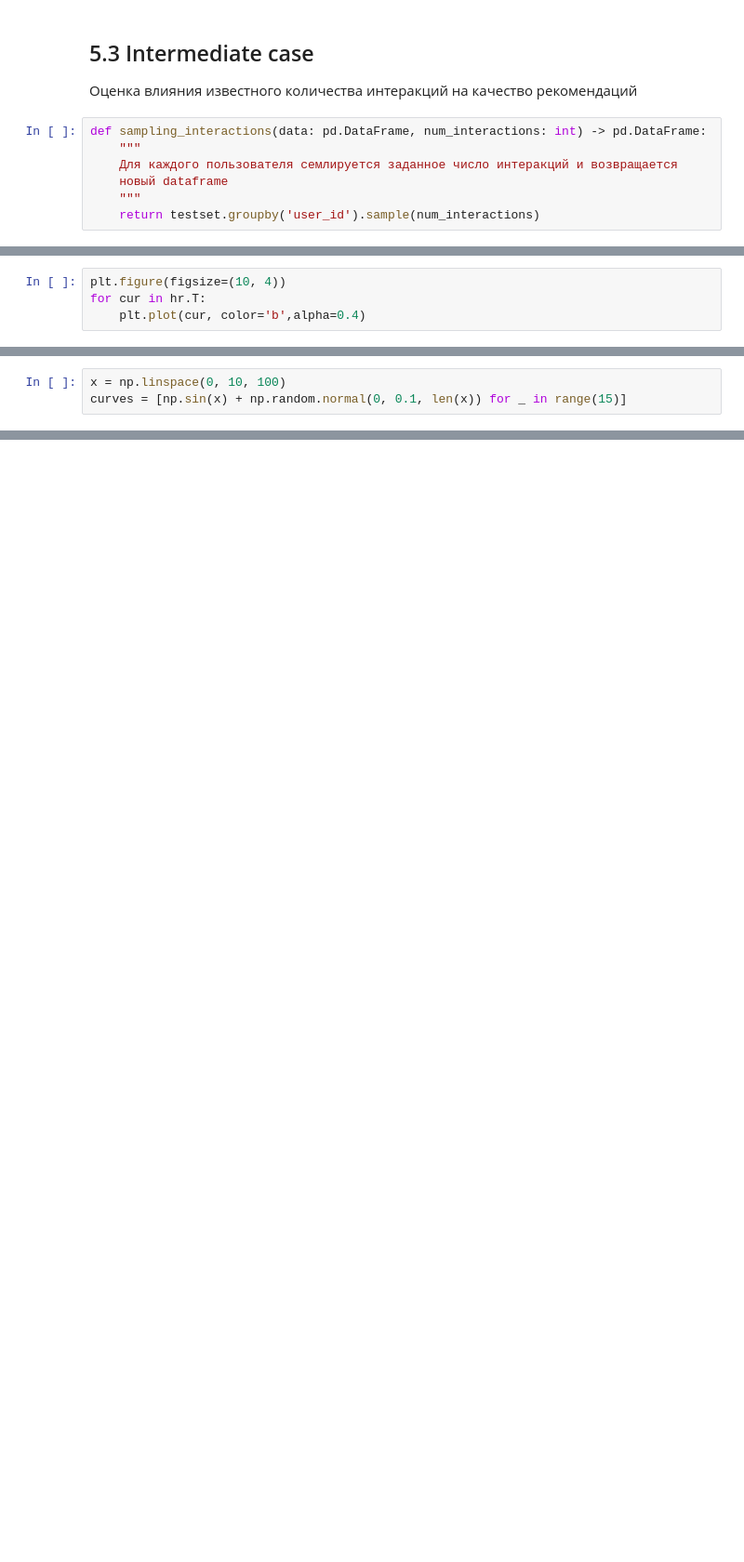
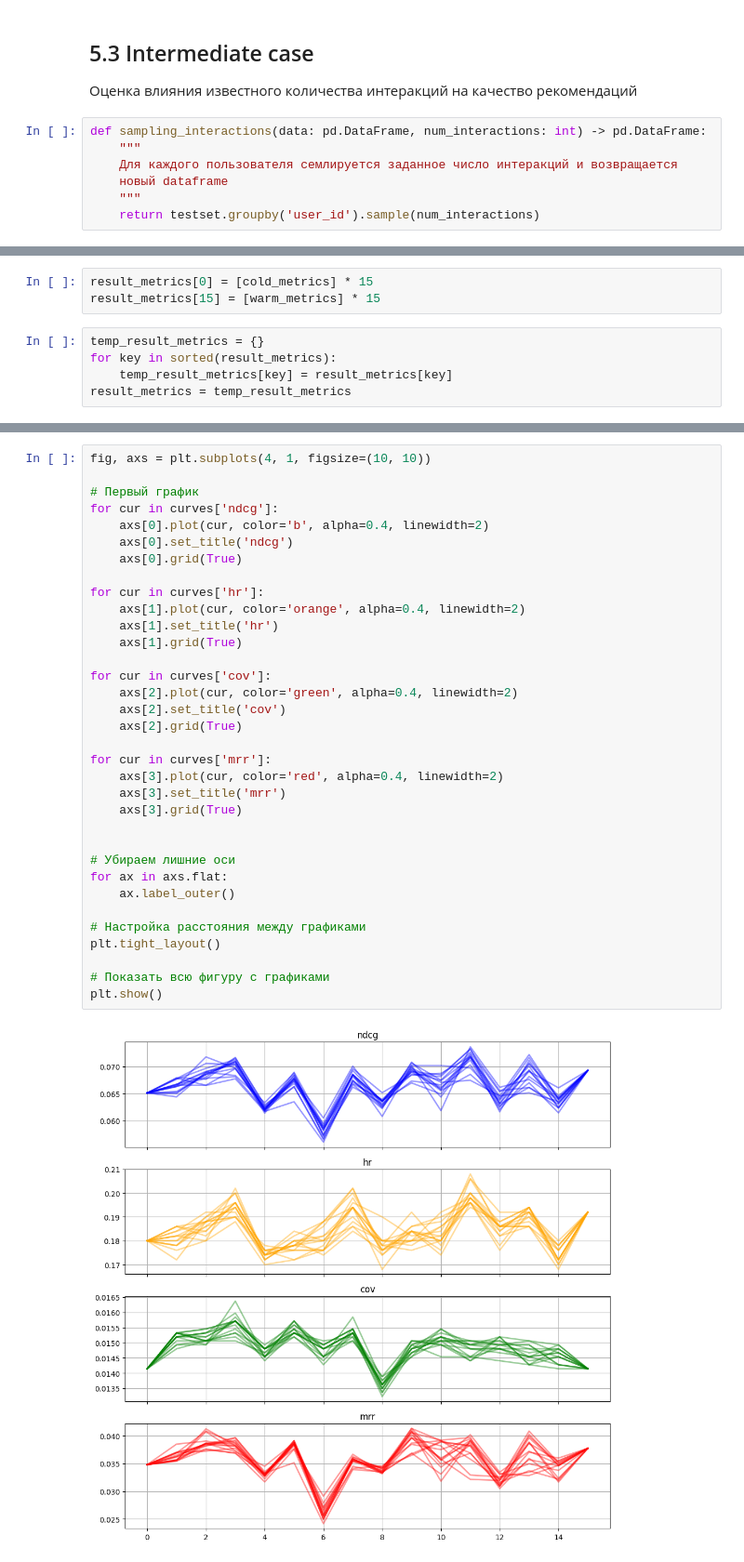
Before and after one commit to vlad131293/RecSys, a Jupyter notebook: anime_dataset.ipynb, the cells around one changed output, grey strips where cells are left out. Shown: that part at 93% size. Cells and saved outputs as stored; diff of their text form; blank space fills up the shorter version.

```diff
--- a/anime_dataset.ipynb
+++ b/anime_dataset.ipynb
@@ -389,0 +440,8 @@ for num in tqdm(range(10))
+# %%
+result_metrics[0] = [cold_metrics] * 15
+result_metrics[15] = [warm_metrics] * 15
+# %%
+temp_result_metrics = {}
+for key in sorted(result_metrics):
+    temp_result_metrics[key] = result_metrics[key]
+result_metrics = temp_result_metrics
@@ -398,4 +460,0 @@ hr = np.array(hr)
-# %%
-plt.figure(figsize=(10, 4))
-for cur in hr.T:
-    plt.plot(cur, color='b',alpha=0.4)
@@ -446,3 +460,0 @@ testset
-# %%
-x = np.linspace(0, 10, 100)
-curves = [np.sin(x) + np.random.normal(0, 0.1, len(x)) for _ in range(15)]
@@ -485,0 +461,36 @@ plt.show()
+# %%
+fig, axs = plt.subplots(4, 1, figsize=(10, 10))
+
+# Первый график
+for cur in curves['ndcg']:
+    axs[0].plot(cur, color='b', alpha=0.4, linewidth=2)
+    axs[0].set_title('ndcg')
+    axs[0].grid(True)
+
+for cur in curves['hr']:
+    axs[1].plot(cur, color='orange', alpha=0.4, linewidth=2)
+    axs[1].set_title('hr')
+    axs[1].grid(True)
+
+for cur in curves['cov']:
+    axs[2].plot(cur, color='green', alpha=0.4, linewidth=2)
+    axs[2].set_title('cov')
+    axs[2].grid(True)
+
+for cur in curves['mrr']:
+    axs[3].plot(cur, color='red', alpha=0.4, linewidth=2)
+    axs[3].set_title('mrr')
+    axs[3].grid(True)
+
+
+# Убираем лишние оси
+for ax in axs.flat:
+    ax.label_outer()
+
+# Настройка расстояния между графиками
+plt.tight_layout()
+
+# Показать всю фигуру с графиками
+plt.show()
+# %% [output]
+[figure, added]
```
Also changed, not shown: parts of 30 cells of this notebook.
